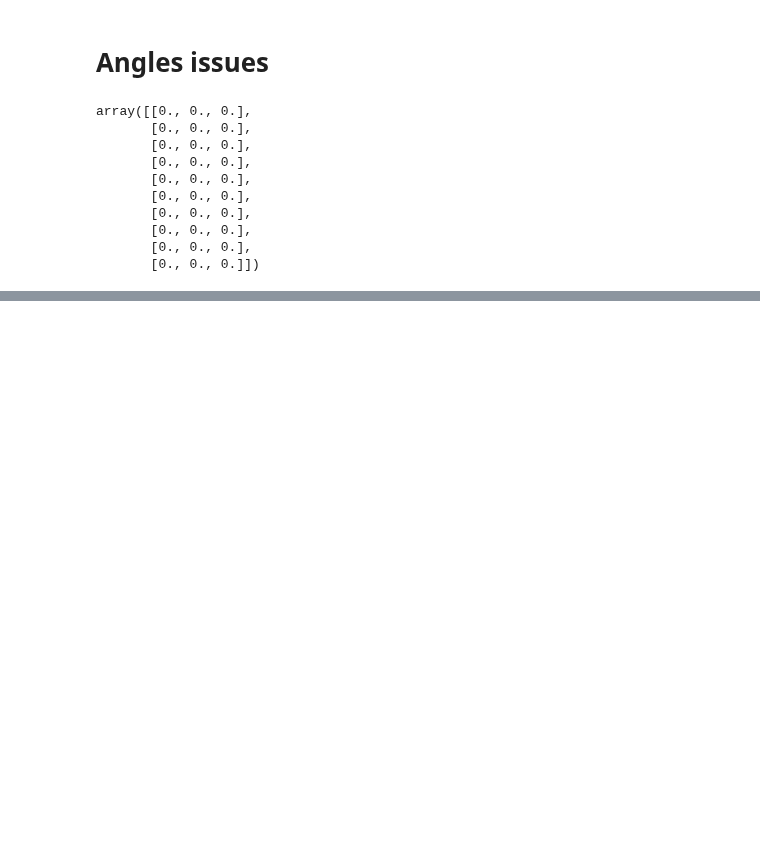
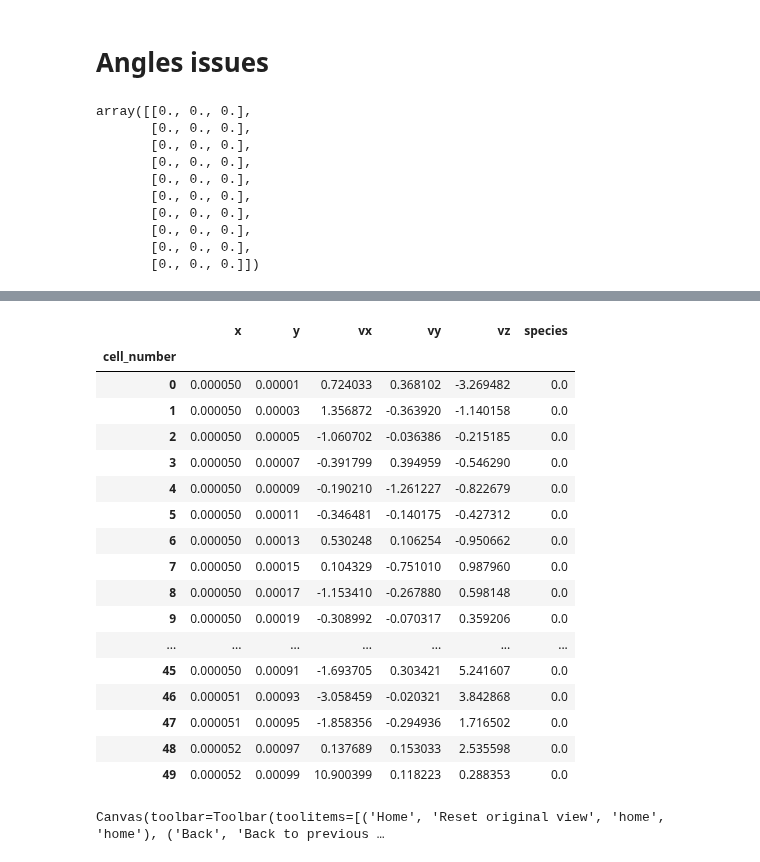
Before and after one commit to Quettle/lppydsmc, a Jupyter notebook: dev_tests.ipynb, the cells around one changed output, grey strips where cells are left out. Drawn from its saved outputs; the diff is of its cells as text; code cells hidden in the pictures; blank space fills up the shorter version.

```diff
--- a/dev_tests.ipynb
+++ b/dev_tests.ipynb
@@ -1446,0 +1476,6 @@ array([[0., 0., 0.],
+# %%
+import pandas as pd
+import matplotlib.pyplot as plt
+results_path = 'results/benchmarks/couette/monitoring.h5'
+store = pd.HDFStore(results_path)
+print(store.keys());
@@ -1446,0 +1493,7 @@ array([[0., 0., 0.],
+# %%
+steady_frame = 500
+df_particles = store['particles']
+df_particles = df_particles.loc[df_particles.index > steady_frame]
+nb_cells = 50
+height = 1e-3
+df_particles.head()
@@ -1446,0 +1507,30 @@ array([[0., 0., 0.],
+# %%
+df_particles['cell_number'] = (df_particles['y']*nb_cells/height).astype(int)
+# %%
+group_mean = df_particles.groupby('cell_number').mean()
+# %%
+group_mean
+# %% [output]
+|  | x | y | vx | vy | vz | species |
+| cell_number |  |  |  |  |  |  |
+| 0 | 0.000050 | 0.00001 | 0.724033 | 0.368102 | -3.269482 | 0.0 |
+| 1 | 0.000050 | 0.00003 | 1.356872 | -0.363920 | -1.140158 | 0.0 |
+| 2 | 0.000050 | 0.00005 | -1.060702 | -0.036386 | -0.215185 | 0.0 |
+| 3 | 0.000050 | 0.00007 | -0.391799 | 0.394959 | -0.546290 | 0.0 |
+| 4 | 0.000050 | 0.00009 | -0.190210 | -1.261227 | -0.822679 | 0.0 |
+| 5 | 0.000050 | 0.00011 | -0.346481 | -0.140175 | -0.427312 | 0.0 |
+| 6 | 0.000050 | 0.00013 | 0.530248 | 0.106254 | -0.950662 | 0.0 |
+| 7 | 0.000050 | 0.00015 | 0.104329 | -0.751010 | 0.987960 | 0.0 |
+| 8 | 0.000050 | 0.00017 | -1.153410 | -0.267880 | 0.598148 | 0.0 |
+| 9 | 0.000050 | 0.00019 | -0.308992 | -0.070317 | 0.359206 | 0.0 |
+| ... | ... | ... | ... | ... | ... | ... |
+| 45 | 0.000050 | 0.00091 | -1.693705 | 0.303421 | 5.241607 | 0.0 |
+| 46 | 0.000051 | 0.00093 | -3.058459 | -0.020321 | 3.842868 | 0.0 |
+| 47 | 0.000051 | 0.00095 | -1.858356 | -0.294936 | 1.716502 | 0.0 |
+| 48 | 0.000052 | 0.00097 | 0.137689 | 0.153033 | 2.535598 | 0.0 |
+| 49 | 0.000052 | 0.00099 | 10.900399 | 0.118223 | 0.288353 | 0.0 |
+# %%
+fig, ax = plt.subplots(constrained_layout = True)
+ax.plot(group_mean['vy'].values,group_mean.shape[0]-group_mean.index*dy);
+# %% [output]
+Canvas(toolbar=Toolbar(toolitems=[('Home', 'Reset original view', 'home', 'home'), ('Back', 'Back to previous …
```
Also changed, not shown: parts of 9 cells of this notebook, 11 other files.
